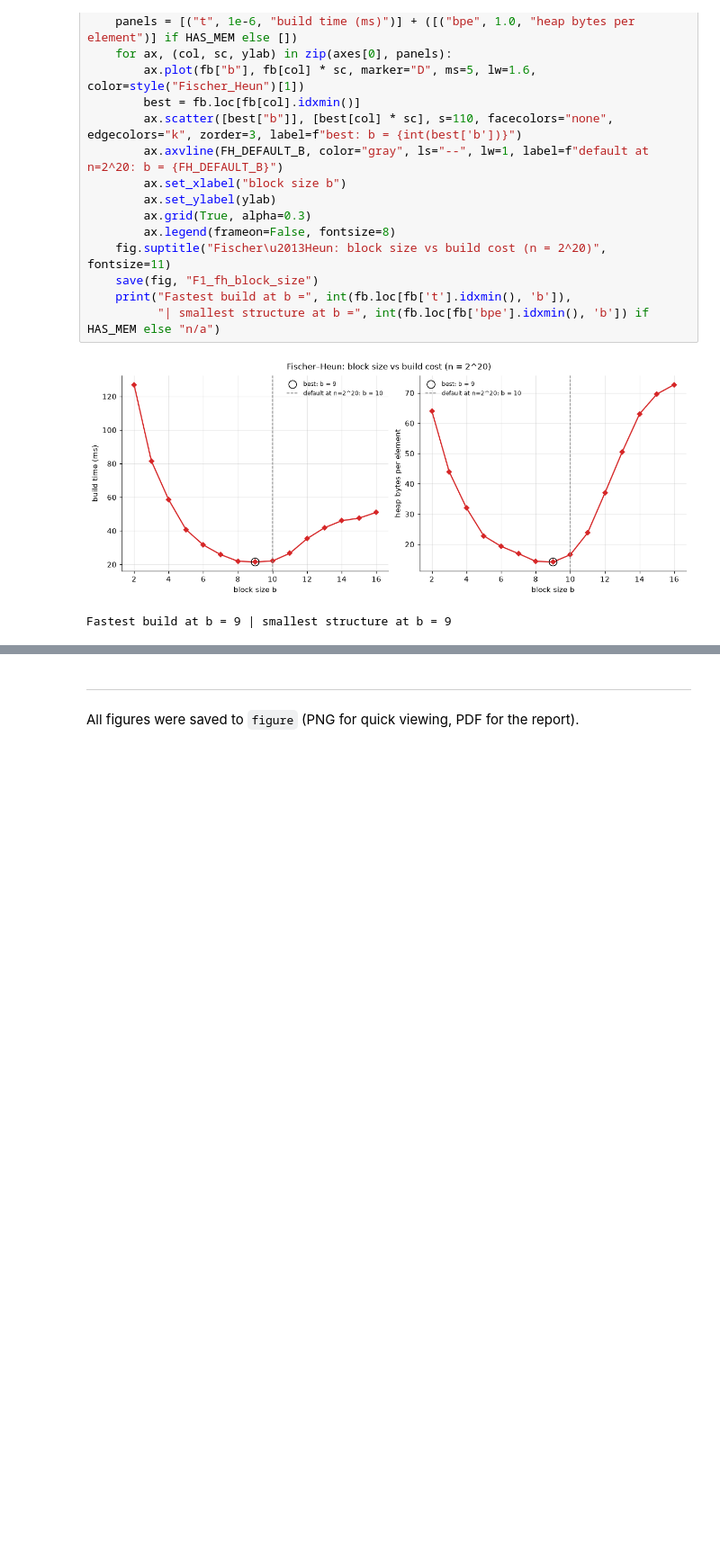
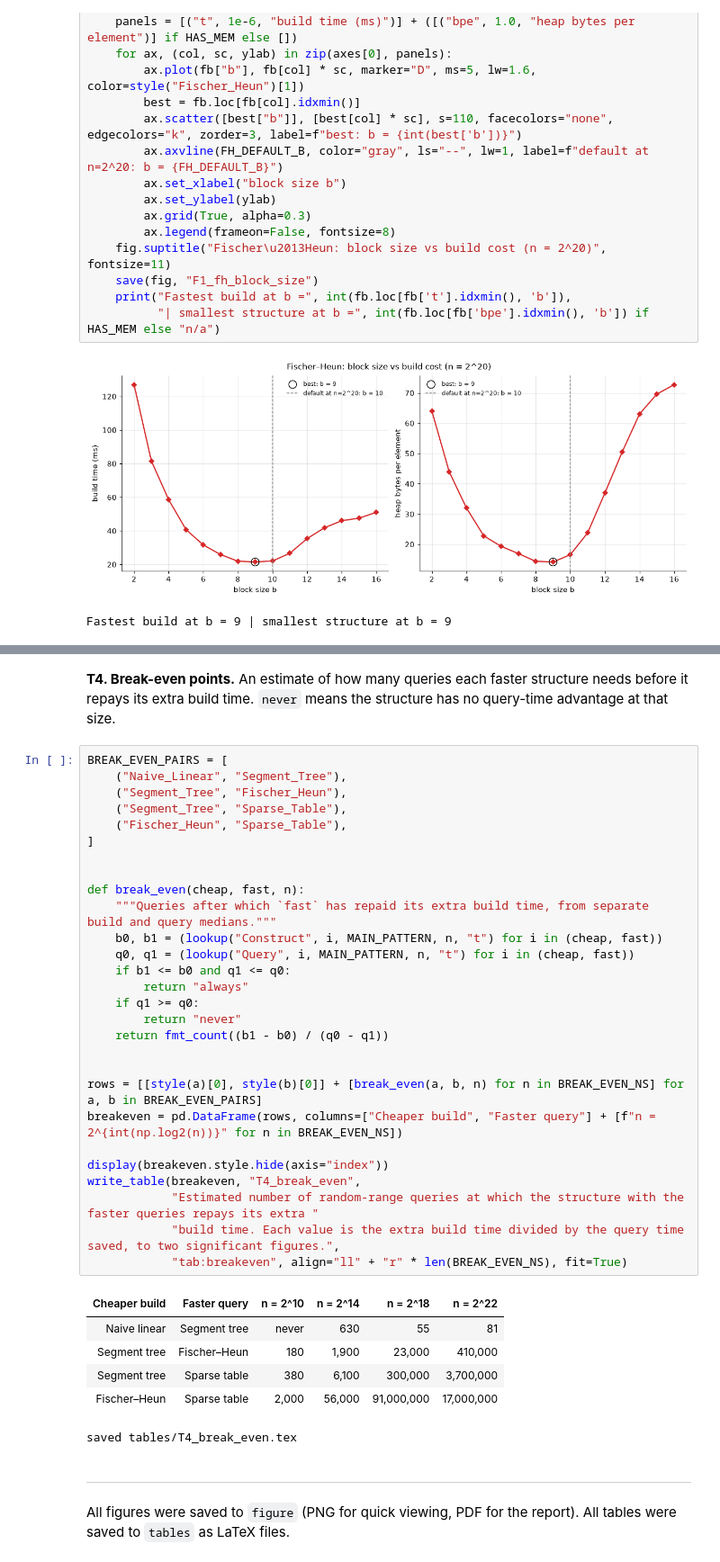
Before and after one commit to replicantStarr/Range-Minimum-Query-Implementation-Comparisons, a Jupyter notebook: analysis/rmq_plot_analysis.ipynb, the cells around one changed output, grey strips where cells are left out. Shown at 90% size. Cells and saved outputs as stored; diff of their text form; blank space fills up the shorter version.

```diff
--- a/analysis/rmq_plot_analysis.ipynb
+++ b/analysis/rmq_plot_analysis.ipynb
@@ -674,3 +848,41 @@ Fastest build at b = 9 | smallest structure at b = 9
+# %% [markdown]
+**T4. Break-even points.** An estimate of how many queries each faster structure needs before it repays its extra build time. `never` means the structure has no query-time advantage at that size.
+# %%
+BREAK_EVEN_PAIRS = [
+    ("Naive_Linear", "Segment_Tree"),
+    ("Segment_Tree", "Fischer_Heun"),
+    ("Segment_Tree", "Sparse_Table"),
+    ("Fischer_Heun", "Sparse_Table"),
+]
+
+
+def break_even(cheap, fast, n):
+    """Queries after which `fast` has repaid its extra build time, from separate build and query medians."""
+    b0, b1 = (lookup("Construct", i, MAIN_PATTERN, n, "t") for i in (cheap, fast))
+    q0, q1 = (lookup("Query", i, MAIN_PATTERN, n, "t") for i in (cheap, fast))
+    if b1 <= b0 and q1 <= q0:
+        return "always"
+    if q1 >= q0:
+        return "never"
+    return fmt_count((b1 - b0) / (q0 - q1))
+
+
+rows = [[style(a)[0], style(b)[0]] + [break_even(a, b, n) for n in BREAK_EVEN_NS] for a, b in BREAK_EVEN_PAIRS]
+breakeven = pd.DataFrame(rows, columns=["Cheaper build", "Faster query"] + [f"n = 2^{int(np.log2(n))}" for n in BREAK_EVEN_NS])
+
+display(breakeven.style.hide(axis="index"))
+write_table(breakeven, "T4_break_even",
+            "Estimated number of random-range queries at which the structure with the faster queries repays its extra "
+            "build time. Each value is the extra build time divided by the query time saved, to two significant figures.",
+            "tab:breakeven", align="ll" + "r" * len(BREAK_EVEN_NS), fit=True)
+# %% [output]
+| Cheaper build | Faster query | n = 2^10 | n = 2^14 | n = 2^18 | n = 2^22 |
+| Naive linear | Segment tree | never | 630 | 55 | 81 |
+| Segment tree | Fischer–Heun | 180 | 1,900 | 23,000 | 410,000 |
+| Segment tree | Sparse table | 380 | 6,100 | 300,000 | 3,700,000 |
+| Fischer–Heun | Sparse table | 2,000 | 56,000 | 91,000,000 | 17,000,000 |
+saved tables/T4_break_even.tex
 # %% [markdown]
 ---
 All figures were saved to `figure` (PNG for quick viewing, PDF for the report).
+All tables were saved to `tables` as LaTeX files.
```
Also changed, not shown: parts of 10 cells of this notebook, 30 other files.
